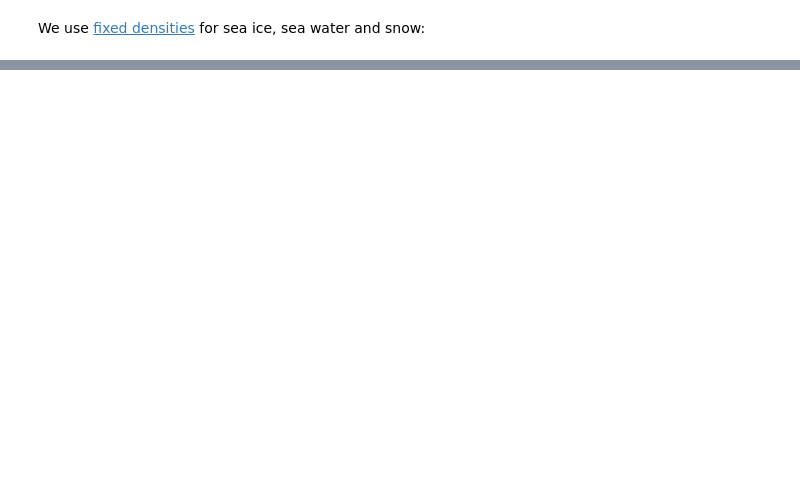
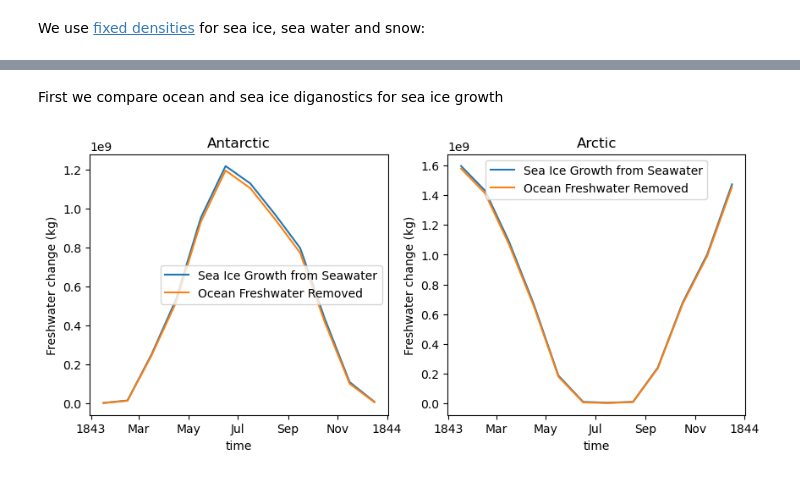
Before and after one commit to ACCESS-NRI/access-esm1.6-configs, a Jupyter notebook: documentation/docs/pages/diagnostics/sea_ice.ipynb, the cells around one changed output, grey strips where cells are left out. Saved outputs shown, nothing was run; the diff lists cells and outputs as text; code cells hidden in the pictures; blank space fills up the shorter version.

```diff
--- a/documentation/docs/pages/diagnostics/sea_ice.ipynb
+++ b/documentation/docs/pages/diagnostics/sea_ice.ipynb
@@ -42,6 +73,8 @@ monthly_ds = xr.open_mfdataset(f'{PATH}/output00*/ice/iceh-1monthly-mean_184*.nc
 
 ds = monthly_ds.isel(time=0)
 # %%
-sh = {'slice':slice(0,150), 'name':'sh', 'title':'Antarctic'}
-nh = {'slice':slice(150,None), 'name':'nh', 'title':'Arctic'}
+# divide hemishperes exactly
+NJ = len(ds.nj)
+sh = {'slice':slice(0,NJ/2), 'name':'sh', 'title':'Antarctic'}
+nh = {'slice':slice(NJ/2,None), 'name':'nh', 'title':'Arctic'}
 # %% [markdown]
@@ -127,0 +163,22 @@ siflfwbot		Freshwater Flux from Sea Ice
+# %%
+wfimelt = xr.open_dataset(f'{PATH}/ocean/ocean-2d-wfimelt-1monthly-mean-ym_1843_01.nc')
+wfiform = xr.open_dataset(f'{PATH}/ocean/ocean-2d-wfiform-1monthly-mean-ym_1843_01.nc')
+ocean_tarea = xr.open_dataset(f'{PATH}/ocean/ocean-2d-area_t.nc')
+# %% [markdown]
+First we compare ocean and sea ice diganostics for sea ice growth
+# %%
+plt.figure(figsize=(10,4))
+for i,hemi in enumerate([sh,nh], start =1):
+    plt.subplot(1,2,i)
+    ((monthly_ds.sidmassgrowthwat + monthly_ds.sidmassgrowthbot)*monthly_ds.tarea
+        ).sel(nj=hemi['slice']).sum(['ni','nj']).plot(label='Sea Ice Growth from Seawater')
+
+    ((-1*wfiform.wfiform)*ocean_tarea.area_t
+        ).isel(yt_ocean=hemi['slice']).sum(['xt_ocean','yt_ocean']).plot(label='Ocean Freshwater Removed')
+
+    plt.legend()
+    plt.ylabel('Freshwater change (kg)')
+    plt.title(hemi['title'])
+plt.show()
+# %% [output]
+[figure, added]
```
Also changed, not shown: parts of 60 cells of this notebook.
